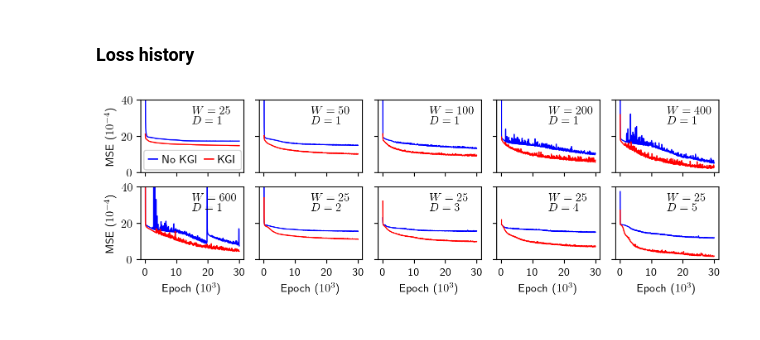
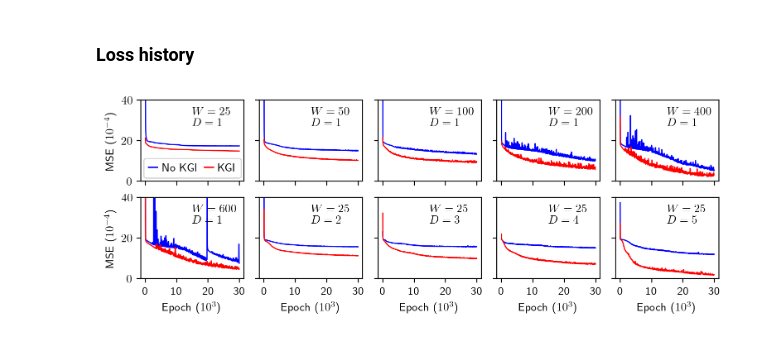
Before and after one commit to kuangdai/mlp_kgi, a Jupyter notebook: 02_2d_surface.ipynb, the cells around one changed output. Cells and saved outputs as stored; diff of their text form; code cells hidden in the pictures.

Commit message:
figures

```diff
--- a/02_2d_surface.ipynb
+++ b/02_2d_surface.ipynb
@@ -354,30 +354,30 @@ plt.show()
 # %%
 def moving_ave(series, window_size):
     """ Moving average to smooth the loss history a little bit """
     return np.convolve(series, np.ones(window_size) / window_size, mode='valid')
 
 
-_, axes = plt.subplots(2, 5, sharex=True, sharey=True, figsize=(9, 2.5), dpi=200)
+_, axes = plt.subplots(2, 5, sharex=True, sharey=True, figsize=(9, 2.8), dpi=200)
 plt.subplots_adjust(wspace=.15)
 for i, (hidden_size_, num_hidden_layers_) in enumerate(nn_sizes):
     seed_ = 0
     hist_def = np.loadtxt(out_dir / f"relu_{seed_}_{hidden_size_}_{num_hidden_layers_}_{False}")
     hist_kgi = np.loadtxt(out_dir / f"relu_{seed_}_{hidden_size_}_{num_hidden_layers_}_{True}")
     ax = axes[i // 5, i % 5]
     p = 5
     ax.plot(np.arange(epochs // 20 - p // 2 - 2), moving_ave(hist_def, p) * 10000, label="No KGI", lw=1, c='b')
     ax.plot(np.arange(epochs // 20 - p // 2 - 2), moving_ave(hist_kgi, p) * 10000, label="KGI", lw=1, c='r')
     ax.text(.5, .92, f"$W={hidden_size_}$", va="top", ha="left", transform=ax.transAxes)
     ax.text(.5, .78, f"$D={num_hidden_layers_}$", va="top", ha="left", transform=ax.transAxes)
 
 axes[0, 0].set_ylim(0, 40)
 for i in range(2):
     axes[i, 0].set_ylabel("MSE ($10^{-4}$)")
 for i in range(5):
     axes[1, i].set_xlabel("Epoch ($10^3$)")
     axes[1, i].set_xticks([0, 10000 // 20, 20000 // 20, 30000 // 20], [0, 10, 20, 30])
 axes[0, 0].legend(ncol=2, loc=[0.03, 0.04], handlelength=.8, columnspacing=.5, handletextpad=.4)
 plt.savefig("figs/surface_loss_epoch.pdf", bbox_inches='tight', pad_inches=0.01)
 plt.show()
 # %% [output]
-[figure, old version]
+[figure, new version]
```
Also changed, not shown: 8 other files.
